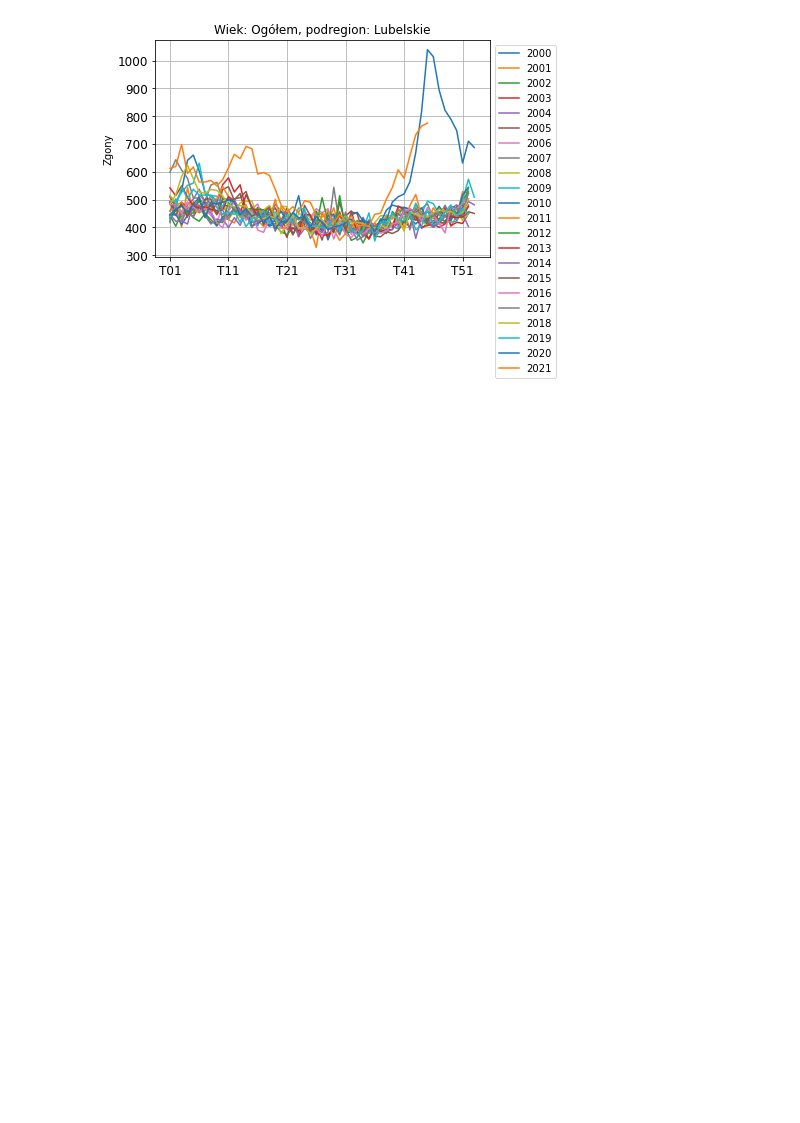
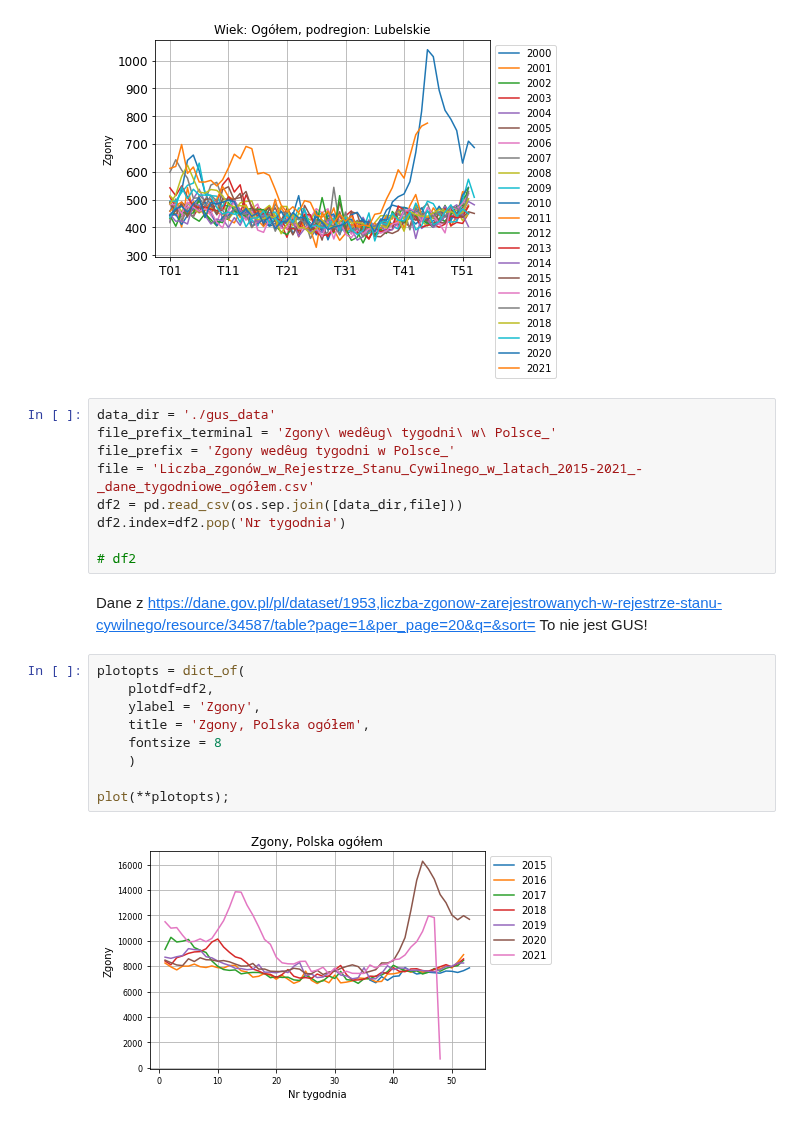
Before and after one commit to anuszka/govpl, a Jupyter notebook: GUS/gus01.ipynb, the cells around one changed output. Drawn from its saved outputs; the diff is of its cells as text; blank space fills up the shorter version.

```diff
--- a/GUS/gus01.ipynb
+++ b/GUS/gus01.ipynb
@@ -103,3 +103,26 @@ plotopts = dict_of(
 plot(**plotopts);
 # %% [output]
 [figure]
+# %%
+data_dir = './gus_data'
+file_prefix_terminal = 'Zgony\ wedêug\ tygodni\ w\ Polsce_'
+file_prefix = 'Zgony wedêug tygodni w Polsce_'
+file = 'Liczba_zgonów_w_Rejestrze_Stanu_Cywilnego_w_latach_2015-2021_-_dane_tygodniowe_ogółem.csv'
+df2 = pd.read_csv(os.sep.join([data_dir,file]))
+df2.index=df2.pop('Nr tygodnia')
+
+# df2
+# %% [markdown]
+Dane z <https://dane.gov.pl/pl/dataset/1953,liczba-zgonow-zarejestrowanych-w-rejestrze-stanu-cywilnego/resource/34587/table?page=1&per_page=20&q=&sort=>
+To nie jest GUS!
+# %%
+plotopts = dict_of(
+    plotdf=df2,
+    ylabel = 'Zgony',
+    title = 'Zgony, Polska ogółem',
+    fontsize = 8
+    )
+
+plot(**plotopts);
+# %% [output]
+[figure, added]
```
